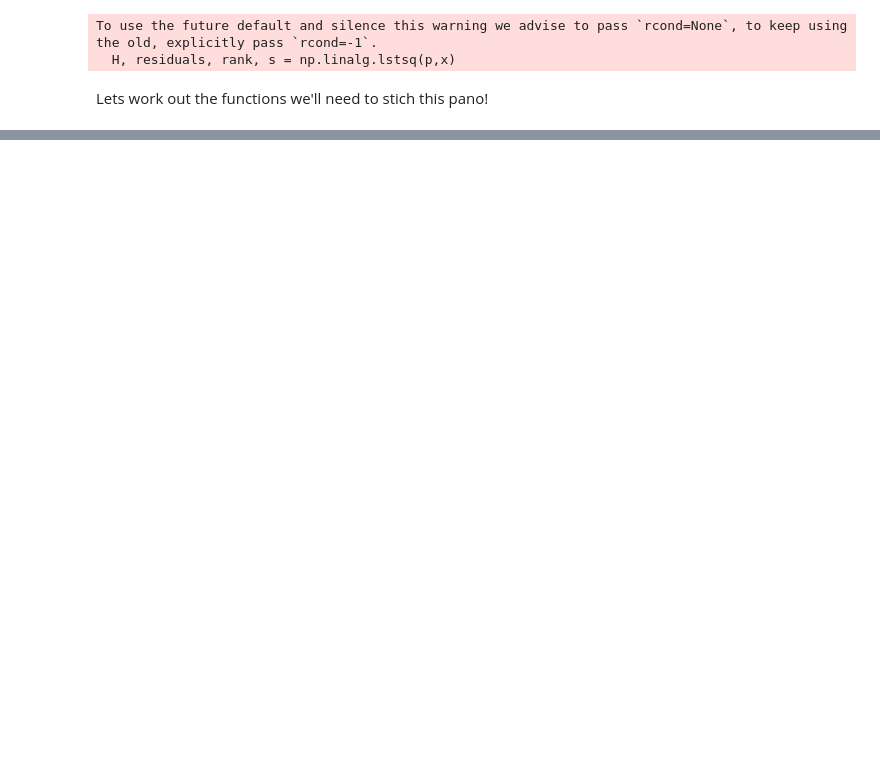
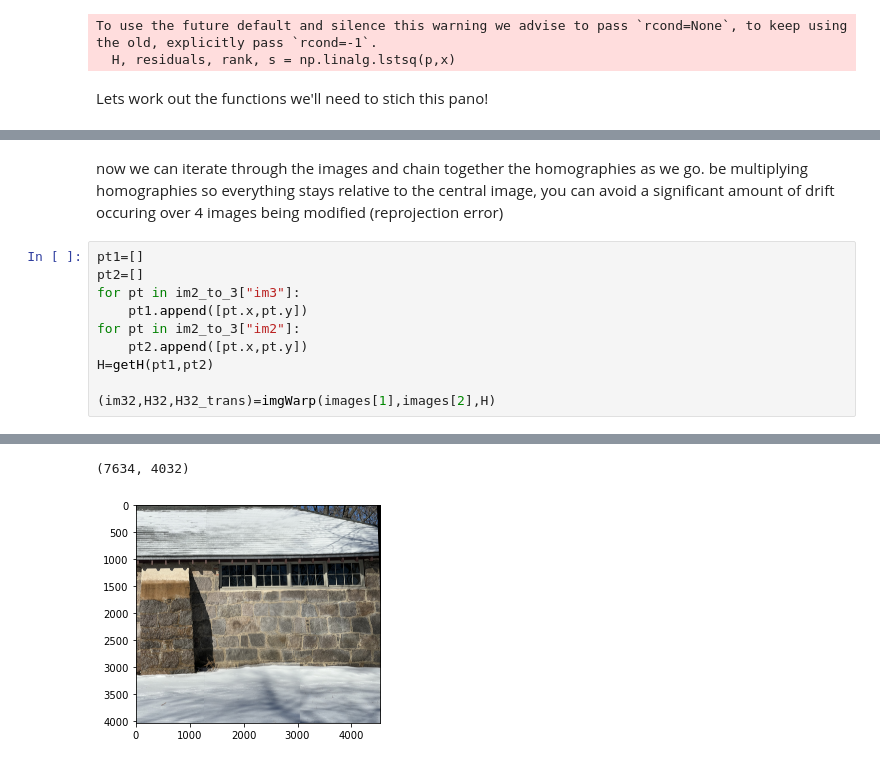
Before and after one commit to JGittles/EECE7150, a Jupyter notebook: HW2/hw2.ipynb, the cells around one changed output, grey strips where cells are left out. Cells and saved outputs as stored; diff of their text form; blank space fills up the shorter version.

```diff
--- a/HW2/hw2.ipynb
+++ b/HW2/hw2.ipynb
@@ -327,0 +324,13 @@ To use the future default and silence this warning we advise to pass `rcond=None
+# %% [markdown]
+now we can iterate through the images and chain together the homographies as we go. be multiplying homographies so everything stays relative to the central image, you can avoid a significant amount of drift occuring over 4 images being modified (reprojection error)
+# %%
+pt1=[]
+pt2=[]
+for pt in im2_to_3["im3"]:
+    pt1.append([pt.x,pt.y])
+for pt in im2_to_3["im2"]:
+    pt2.append([pt.x,pt.y])
+H=getH(pt1,pt2)
+
+(im32,H32,H32_trans)=imgWarp(images[1],images[2],H)
+# %% [output]
@@ -327,0 +339,2 @@ To use the future default and silence this warning we advise to pass `rcond=None
+(7634, 4032)
+[figure, added]
```
Also changed, not shown: parts of 15 cells of this notebook.
